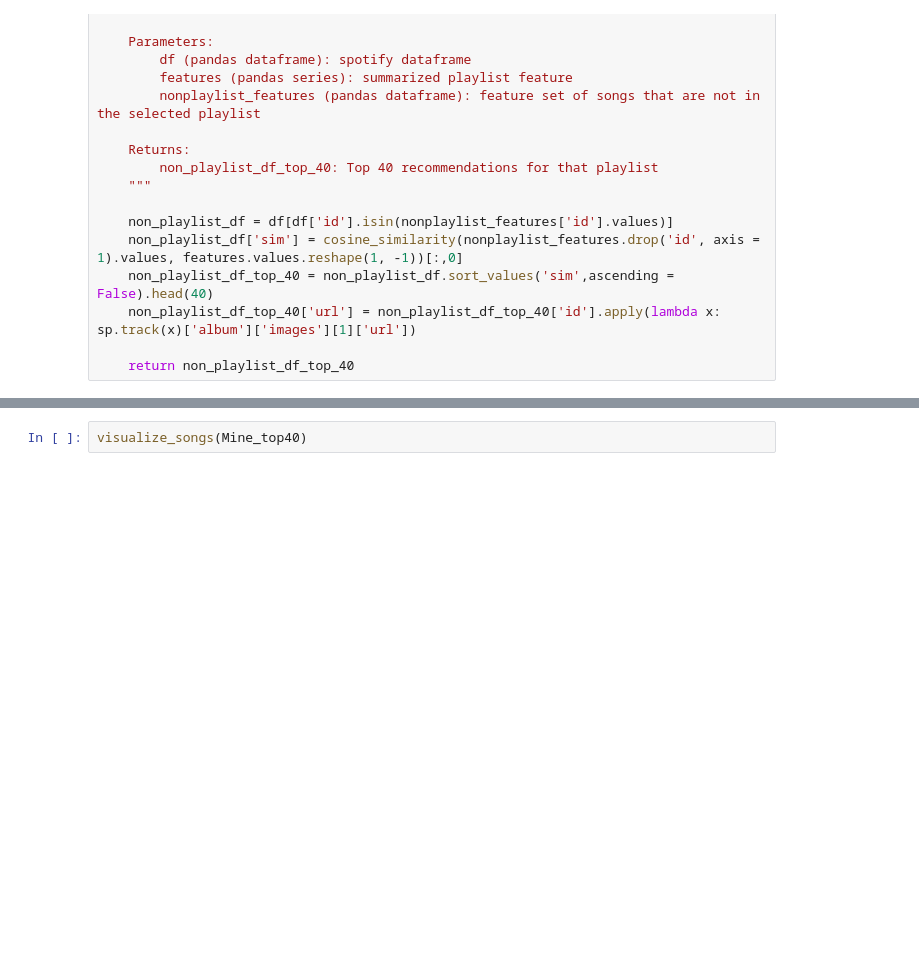
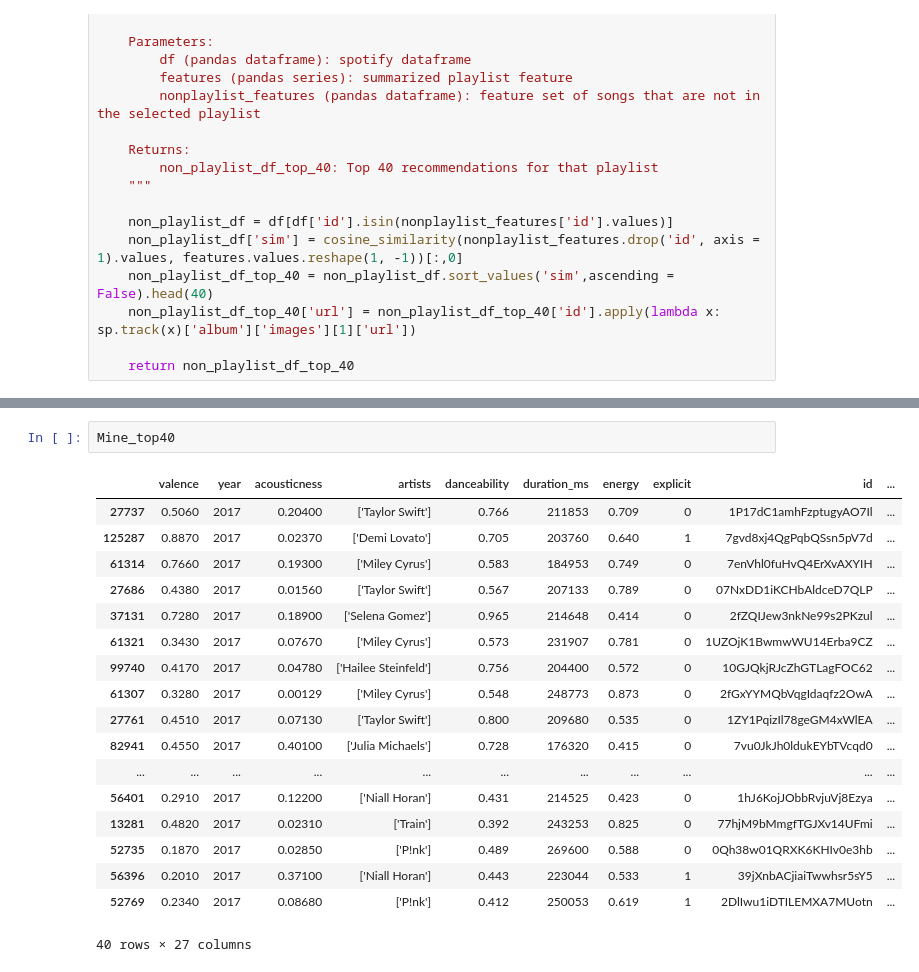
Before and after one commit to Vennela-4/MelodyMatch, a Jupyter notebook: MelodyMatch.ipynb, the cells around one changed output, grey strips where cells are left out. Drawn from its saved outputs; the diff is of its cells as text; blank space fills up the shorter version.

```diff
--- a/MelodyMatch.ipynb
+++ b/MelodyMatch.ipynb
@@ -512,2 +537,21 @@ NameError: name 'generate_playlist_recos' is not defined
-# %%
-visualize_songs(Mine_top40)
+# %%
+Mine_top40
+# %% [output]
+|  | valence | year | acousticness | artists | danceability | duration_ms | energy | explicit | id | ... |
+| 27737 | 0.5060 | 2017 | 0.20400 | ['Taylor Swift'] | 0.766 | 211853 | 0.709 | 0 | 1P17dC1amhFzptugyAO7Il | ... |
+| 125287 | 0.8870 | 2017 | 0.02370 | ['Demi Lovato'] | 0.705 | 203760 | 0.640 | 1 | 7gvd8xj4QgPqbQSsn5pV7d | ... |
+| 61314 | 0.7660 | 2017 | 0.19300 | ['Miley Cyrus'] | 0.583 | 184953 | 0.749 | 0 | 7enVhl0fuHvQ4ErXvAXYIH | ... |
+| 27686 | 0.4380 | 2017 | 0.01560 | ['Taylor Swift'] | 0.567 | 207133 | 0.789 | 0 | 07NxDD1iKCHbAldceD7QLP | ... |
+| 37131 | 0.7280 | 2017 | 0.18900 | ['Selena Gomez'] | 0.965 | 214648 | 0.414 | 0 | 2fZQIJew3nkNe99s2PKzul | ... |
+| 61321 | 0.3430 | 2017 | 0.07670 | ['Miley Cyrus'] | 0.573 | 231907 | 0.781 | 0 | 1UZOjK1BwmwWU14Erba9CZ | ... |
+| 99740 | 0.4170 | 2017 | 0.04780 | ['Hailee Steinfeld'] | 0.756 | 204400 | 0.572 | 0 | 10GJQkjRJcZhGTLagFOC62 | ... |
+| 61307 | 0.3280 | 2017 | 0.00129 | ['Miley Cyrus'] | 0.548 | 248773 | 0.873 | 0 | 2fGxYYMQbVqgIdaqfz2OwA | ... |
+| 27761 | 0.4510 | 2017 | 0.07130 | ['Taylor Swift'] | 0.800 | 209680 | 0.535 | 0 | 1ZY1PqizIl78geGM4xWlEA | ... |
+| 82941 | 0.4550 | 2017 | 0.40100 | ['Julia Michaels'] | 0.728 | 176320 | 0.415 | 0 | 7vu0JkJh0ldukEYbTVcqd0 | ... |
+| ... | ... | ... | ... | ... | ... | ... | ... | ... | ... | ... |
+| 56401 | 0.2910 | 2017 | 0.12200 | ['Niall Horan'] | 0.431 | 214525 | 0.423 | 0 | 1hJ6KojJObbRvjuVj8Ezya | ... |
+| 13281 | 0.4820 | 2017 | 0.02310 | ['Train'] | 0.392 | 243253 | 0.825 | 0 | 77hjM9bMmgfTGJXv14UFmi | ... |
+| 52735 | 0.1870 | 2017 | 0.02850 | ['P!nk'] | 0.489 | 269600 | 0.588 | 0 | 0Qh38w01QRXK6KHIv0e3hb | ... |
+| 56396 | 0.2010 | 2017 | 0.37100 | ['Niall Horan'] | 0.443 | 223044 | 0.533 | 1 | 39jXnbACjiaiTwwhsr5sY5 | ... |
+| 52769 | 0.2340 | 2017 | 0.08680 | ['P!nk'] | 0.412 | 250053 | 0.619 | 1 | 2DlIwu1iDTILEMXA7MUotn | ... |
+40 rows × 27 columns
```
Also changed, not shown: parts of 6 cells of this notebook.
